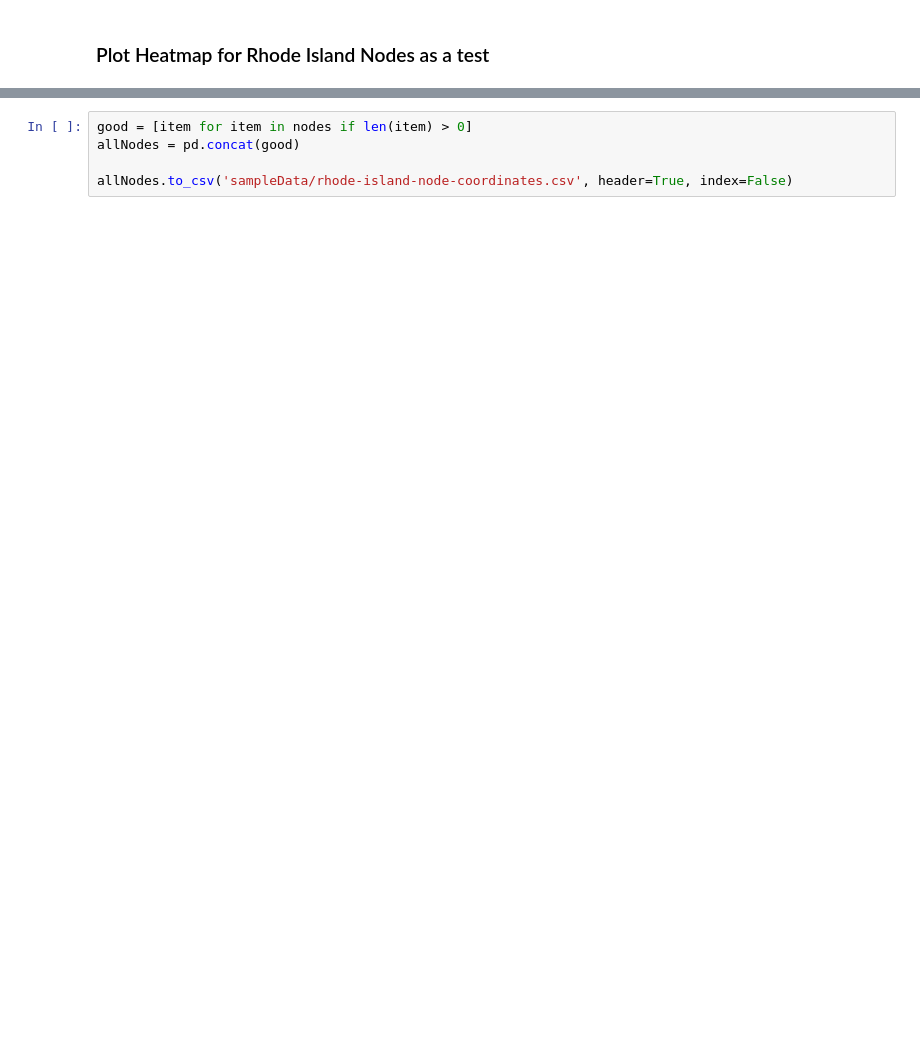
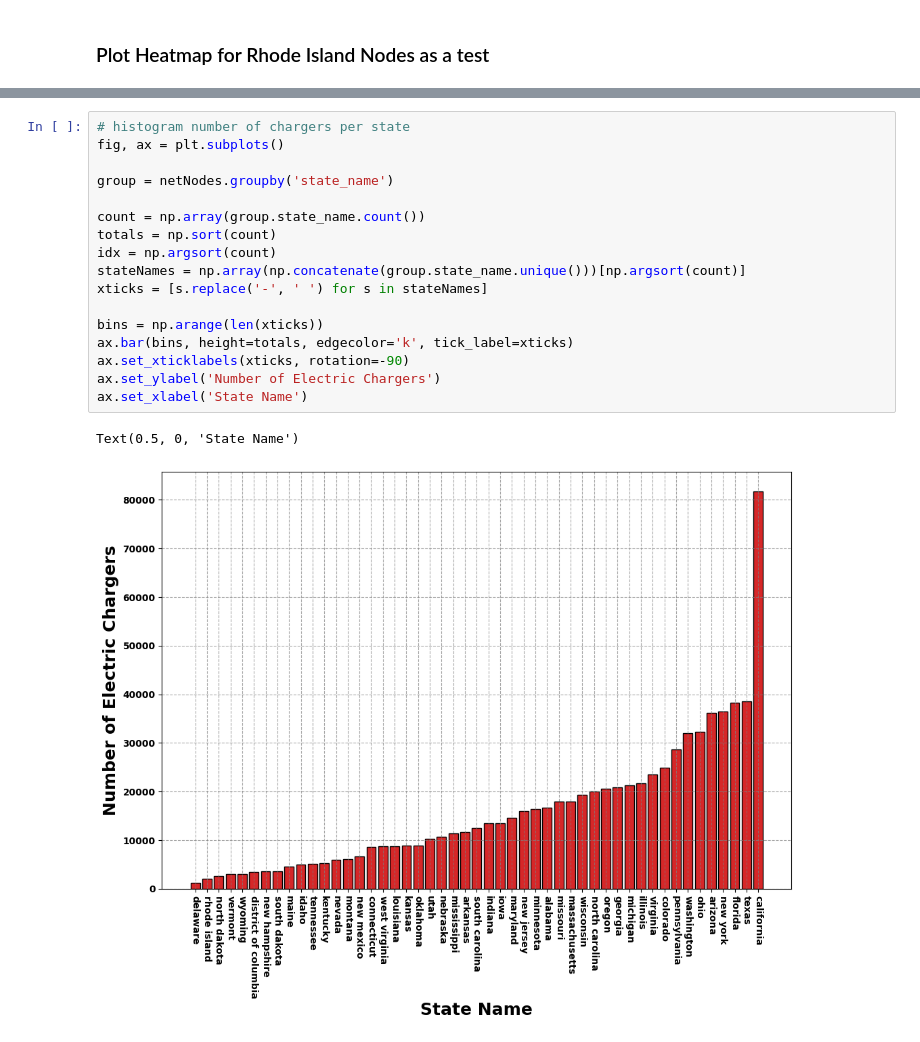
Before and after one commit to MichaelC6/SCDV490-Final, a Jupyter notebook: analysis.ipynb, the cells around one changed output, grey strips where cells are left out. Saved outputs shown, nothing was run; the diff lists cells and outputs as text; blank space fills up the shorter version.

```diff
--- a/analysis.ipynb
+++ b/analysis.ipynb
@@ -52,5 +118,20 @@ Text(0.5, 0, 'Longitude [deg]')
-# %%
-good = [item for item in nodes if len(item) > 0]
-allNodes = pd.concat(good)
-
-allNodes.to_csv('sampleData/rhode-island-node-coordinates.csv', header=True, index=False)
+# %%
+# histogram number of chargers per state
+fig, ax = plt.subplots()
+
+group = netNodes.groupby('state_name')
+
+count = np.array(group.state_name.count())
+totals = np.sort(count)
+idx = np.argsort(count)
+stateNames = np.array(np.concatenate(group.state_name.unique()))[np.argsort(count)]
+xticks = [s.replace('-', ' ') for s in stateNames]
+
+bins = np.arange(len(xticks))
+ax.bar(bins, height=totals, edgecolor='k', tick_label=xticks)
+ax.set_xticklabels(xticks, rotation=-90)
+ax.set_ylabel('Number of Electric Chargers')
+ax.set_xlabel('State Name')
+# %% [output]
+Text(0.5, 0, 'State Name')
+[figure, added]
```
Also changed, not shown: parts of 7 cells of this notebook, 1 other file.
